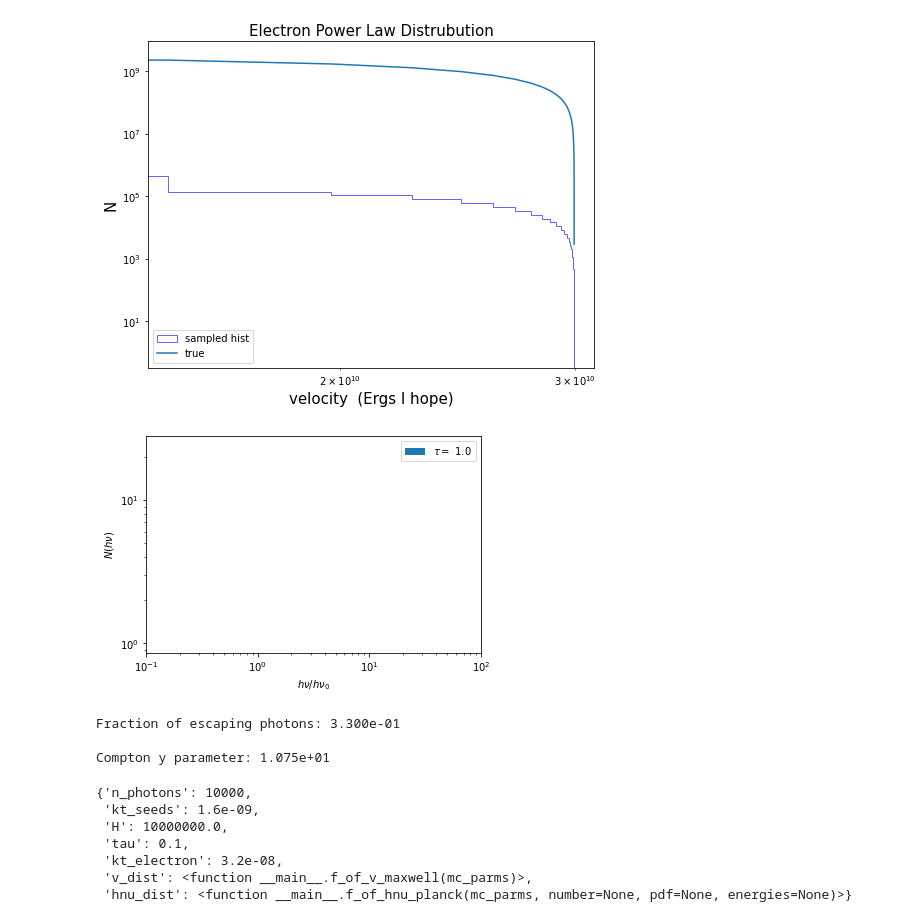
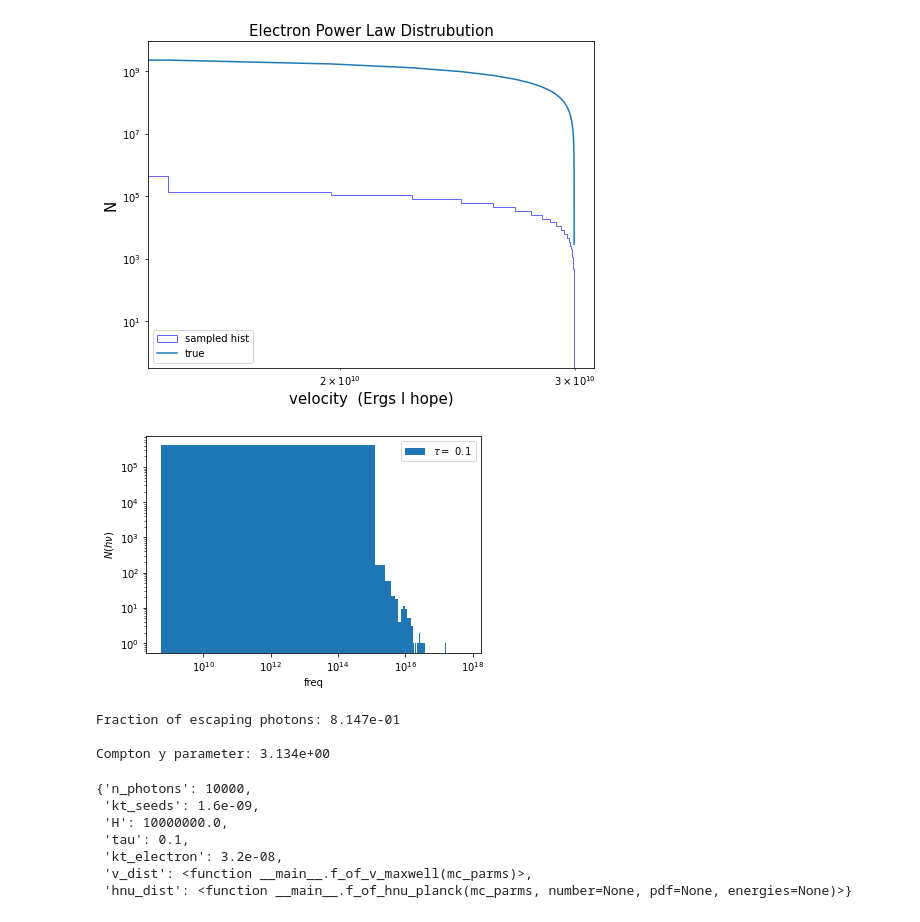
Before and after one commit to afinemax/extreme_astrophysics_2023, a Jupyter notebook: ps5/max_fine_ps5.ipynb, the cells around one changed output. Saved outputs shown, nothing was run; the diff lists cells and outputs as text; code cells hidden in the pictures.

```diff
--- a/ps5/max_fine_ps5.ipynb
+++ b/ps5/max_fine_ps5.ipynb
@@ -193,14 +193,15 @@ def plot_mc(mc_parms,bins=None,xlims=None,filename=None):
     if (bins is None):
         bins=np.logspace(np.log10(xlims[0]),np.log10(xlims[1]),num=100)
     if (filename is None):
-        filename='inverse_compton_MC_{0:d}.pdf'.format(figure_counter)
-    hnu_scattered,hnu_seeds=np.array(monte_carlo(mc_parms))/mc_parms['kt_seeds']
+        filename='hw_5_plot_{0:d}.pdf'.format(figure_counter)
+    hnu_scattered,hnu_seeds=np.array(monte_carlo(mc_parms))# /mc_parms['kt_seeds']
     fig=plt.figure()
     plt.hist(hnu_scattered,bins=bins,log=True,
              label=r'$\tau=${:4.1f}'.format(mc_parms['tau']))
     plt.xscale('log')
-    plt.xlim(xlims[0],xlims[1])
-    plt.xlabel(r'$h\nu/h\nu_{0}$')
+    #plt.xlim(xlims[0],xlims[1])
+    #plt.xlabel(r'$h\nu/h\nu_{0}$')
+    plt.xlabel('freq')
     plt.ylabel(r'$N(h\nu)$')
     plt.legend()
     fig.savefig(filename)
@@ -573,14 +574,15 @@ def v_power(mc_parms, n_e=n_e, E=E):
     samples = sample_n_e_spectrum(n, n_e, E) # how many samples do we want?
     samples = energy_to_velocity(samples)
 
-
     return samples
 
 
 
 def f_of_jet_slice(mc_parms, r=r, freq_arr =freq_arr, power_law_index=2, number=None,pdf=None,energies=None):
 
-    n = mc_parms['n_photons']
+    if number == None:
+        number = 1
+    n = number
 
     jet_pdf = jet_spectrum_pdf(r[0], freq_arr, power_law_index)
     samples = sample_jet_spectrum(n, jet_pdf, freq_arr)
@@ -589,23 +591,23 @@ def f_of_jet_slice(mc_parms, r=r, freq_arr =freq_arr, power_law_index=2, number=
 # %%
 # now we just put everything together
 # Run an example of a Monte Carlo simulation for optical depth 0.1
 
-mc_parms={'n_photons':100,         # start somewhat small and go up
+mc_parms={'n_photons':5000*100,         # start somewhat small and go up
             'kt_seeds':1.6e-9,         # 1 keV input photons
-            'H':1e7,                   # say H ~ R, and R ~ 100 R_g ~ 3e7 cm
+            'H':r[0],                   # say H ~ R, and R ~ 100 R_g ~ 3e7 cm
             'velocity':3e10 * 0.3,            # 10% speed of light--pretty hot
-            'tau':1,                 # tau ~ 0.1: Small-ish optical depth # t=1 for photosphere
+            'tau':0.1,                 # tau ~ 0.1: Small-ish optical depth # t=1 for photosphere
             'v_dist':v_power,      # name of velocity distribution function
             'gamma_min': 0,
             'gamma_max': 3, # range for electron gamma 1e0 to 1e3
             'hnu_dist':f_of_jet_slice,  # name of photon distribution function
             }
-hnu_scattered,hnu_seeds=plot_mc(mc_parms,bins=100)
+hnu_scattered,hnu_seeds=plot_mc(mc_parms,bins=500, xlims=[1, 1e10])
 # %% [output]
-[figure, old version]
+[figure, new version]
-Fraction of escaping photons: 3.300e-01
+Fraction of escaping photons: 8.147e-01
 
-Compton y parameter: 1.075e+01
+Compton y parameter: 3.134e+00
 # %%
 mc_parms
 # %% [output]
```
Also changed, not shown: parts of 1 cell of this notebook.
